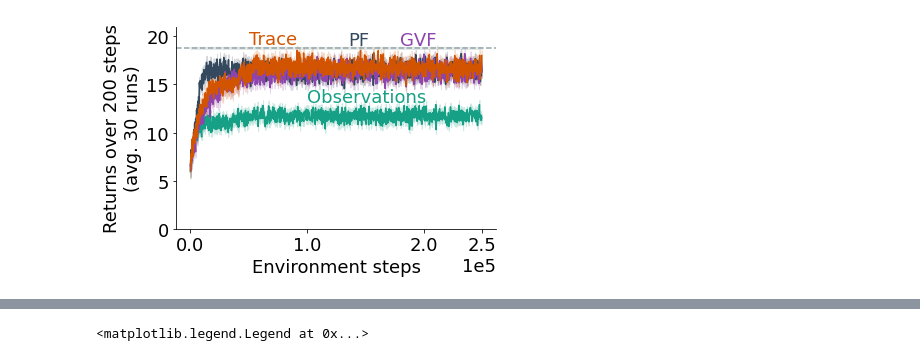
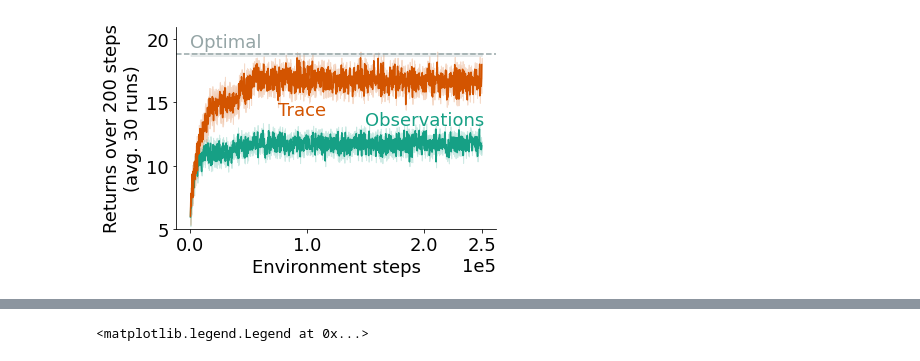
Before and after one commit to taodav/aux-inputs, a Jupyter notebook: analysis/plot_results_2.ipynb, the cells around one changed output, grey strips where cells are left out. Drawn from its saved outputs; the diff is of its cells as text; code cells hidden in the pictures.

```diff
--- a/analysis/plot_results_2.ipynb
+++ b/analysis/plot_results_2.ipynb
@@ -17,7 +17,9 @@ all_paths = {
 #     '2o_nn': Path(ROOT_DIR, 'results', '2o_nn')
     '2pb_linear': Path(ROOT_DIR, 'results', '2pb_linear'),
 #     '2pb_nn': Path(ROOT_DIR, 'results', '2pb_nn'),
-    '2t_nn': Path(ROOT_DIR, 'results', '2t_nn')
+#     '2t_nn': Path(ROOT_DIR, 'results', '2t_nn')
+    '2e_linear': Path(ROOT_DIR, 'results', '2e_linear'),
+
 
 }
 
@@ -71,5 +73,6 @@ for key, res in raw_data.items():
         # we take mean over both time and seeds
         stats_list.append((args, rew_dict['rewards'].mean(), rew_dict['rewards'], rew_dict['args'], rew_dict['paths']))
     all_best[key] = sorted(stats_list, key=lambda x: x[1])[-1]
-all_best
+for k, v in all_best.items():
+    print(k, v[0], v[1])
 # %% [output]
@@ -113,71 +83,78 @@ all_best['2pb_linear']
 # %%
-fig, ax = plt.figure(), plt.axes()
 steps_per_eps = 200
 
 selection = ['2_linear', '2t_nn', '2pb_linear']
 
 plot_info = {
     '2_linear': {
         'color': '#16a085',
-        'label': {'x': 1e5, 'y': 13.2, 'text': 'Observations'}
+        'label': {'x': 1.5e5, 'y': 13.2, 'text': 'Observations'}
     },
 
     '2o_linear': {
         'color': '#d35400',
-        'label': {'x': 0.5e5, 'y': 19.2, 'text': 'Trace'}
+        'label': {'x': 0.75e5, 'y': 14.0, 'text': 'Trace'}
     },
     '2pb_linear': {
         'color': '#34495e',
-        'label': {'x': 1.35e5, 'y': 19.1, 'text': 'PF'}
+        'label': {'x': 0.2e5, 'y': 13.8, 'text': 'PF'}
     },
     '2t_nn': {
         'color': '#8e44ad',
         'label': {'x': 1.8e5, 'y': 19.1, 'text': 'GVF'}
     },
+    '2e_linear': {
+        'color': '#8e44ad',
+        'label': {'x': 0.4e5, 'y': 14.1, 'text': 'Likelihood'}
+    },
 
 }
+for to_plot in ['2o_linear', '2pb_linear', '2e_linear']:
+    fig, ax = plt.figure(), plt.axes()
 
-lobster_results_path = Path(ROOT_DIR, 'results', 'lobster_results.pdf')
-plotting_order = ['2_linear', '2pb_linear', '2t_nn', '2o_linear']
-
-for k in plotting_order:
-    v = all_best[k]
-#     if k not in selection:
-#         continue
-    data = v[2]
-    key = plot_info[k]['label']['text']
-    color = plot_info[k]['color']
-    x = np.arange(data.shape[1]) * steps_per_eps
-
-    means = data.mean(axis=0)
-    std_err = data.std(axis=0) / np.sqrt(data.shape[0])
-
-    ax.plot(x, means, label=key, color=color)
-    plt.fill_between(x, means - std_err, means + std_err,
-                         color=color, alpha=0.2)
-    l_info = plot_info[k]['label']
-    plt.text(l_info['x'], l_info['y'], l_info['text'], color=color, fontdict=dict(size=18))
-
-ax.set_ylim(0, 21)
-
-ax.axhline(18.8, linestyle='--', color='#95a5a6')
-plt.fill_between(x, 18.8 + 0.112, 18.8 - 0.112, color='#95a5a6', alpha=0.2)
-# plt.text(-0.1e5, 19.1, 'Optimal', color='black', fontdict=dict(size=18))
+    plotting_order = ['2_linear', to_plot]
+    lobster_results_path = Path(ROOT_DIR, 'results', f'{plotting_order[-1]}_lobster_results.pdf')
+    # plotting_order = ['2_linear', '2pb_linear', '2e_linear', '2o_linear']
 
 
-ax.set_xlabel('Environment steps')
-ax.set_ylabel(f"Returns over 200 steps\n(avg. 30 runs)")
-ax.set_xticks([0, 1e5, 2e5, 2.5e5])
+    for k in plotting_order:
+        v = all_best[k]
+    #     if k not in selection:
+    #         continue
+        data = v[2]
+        key = plot_info[k]['label']['text']
+        color = plot_info[k]['color']
+        x = np.arange(data.shape[1]) * steps_per_eps
+
+        means = data.mean(axis=0)
+        std_err = data.std(axis=0) / np.sqrt(data.shape[0])
+
+        ax.plot(x, means, label=key, color=color)
+        plt.fill_between(x, means - std_err, means + std_err,
+                             color=color, alpha=0.2)
+        l_info = plot_info[k]['label']
+        plt.text(l_info['x'], l_info['y'], l_info['text'], color=color, fontdict=dict(size=18))
+
+    ax.set_ylim(5, 21)
+
+    ax.axhline(18.8, linestyle='--', color='#95a5a6')
+    plt.fill_between(x, 18.8 + 0.112, 18.8 - 0.112, color='#95a5a6', alpha=0.2)
+    plt.text(0e5, 19.4, 'Optimal', color='#95a5a6', fontdict=dict(size=18))
 
 
-ax.spines['right'].set_visible(False)
-ax.spines['top'].set_visible(False)
-plt.ticklabel_format(axis="x", style="sci", scilimits=(0,0))
-plt.tight_layout()
-# ax.set_title(f'Lobster Environment')
+    ax.set_xlabel('Environment steps')
+    ax.set_ylabel(f"Returns over 200 steps\n(avg. 30 runs)")
+    ax.set_xticks([0, 1e5, 2e5, 2.5e5])
 
 
-plt.savefig(lobster_results_path, bbox_inches='tight')
-# plt.legend(bbox_to_anchor=(1.00, 1), loc='upper left')
+    ax.spines['right'].set_visible(False)
+    ax.spines['top'].set_visible(False)
+    plt.ticklabel_format(axis="x", style="sci", scilimits=(0,0))
+    plt.tight_layout()
+    # ax.set_title(f'Lobster Environment')
+
+
+    plt.savefig(lobster_results_path, bbox_inches='tight')
+    # plt.legend(bbox_to_anchor=(1.00, 1), loc='upper left')
 # %% [output]
-[figure, old version]
+[figure, new version]
```
Also changed, not shown: parts of 3 cells of this notebook, 29 other files.
